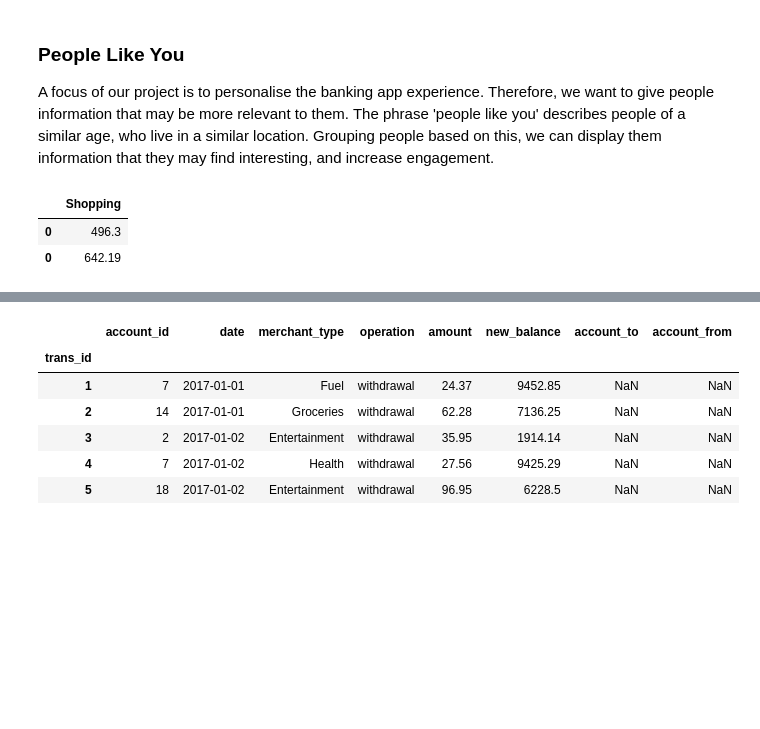
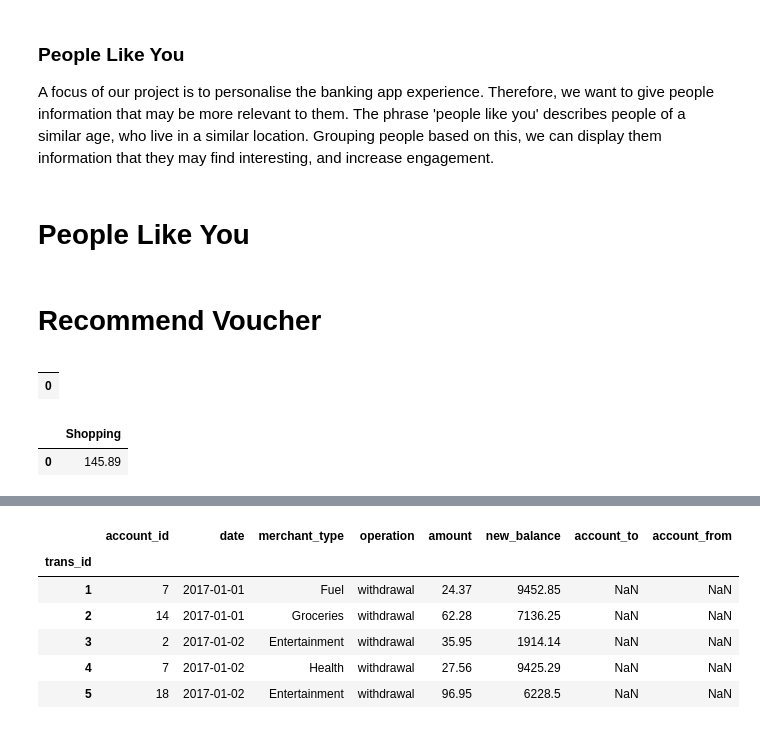
Before and after one commit to MichaelBejma/ISYS358OhBoy, a Jupyter notebook: Mock Data Generation Scripts.ipynb, the cells around one changed output, grey strips where cells are left out. Cells and saved outputs as stored; diff of their text form; code cells hidden in the pictures; blank space fills up the shorter version.

Commit message:
fixing and adding documentation to plu and recommendation algorithms

```diff
--- a/Mock Data Generation Scripts.ipynb
+++ b/Mock Data Generation Scripts.ipynb
@@ -517,0 +439,2 @@ def recommend_voucher_cat(df):
+# %% [markdown]
+# People Like You
@@ -517,0 +530,2 @@ def recommend_voucher_cat(df):
+# %% [markdown]
+# Recommend Voucher
@@ -518,7 +574,11 @@ def recommend_voucher_cat(df):
+# %%
+people_like_you(39,cus_df_temp,acc_df_temp,trans_df_temp,datetime(2019, 1, 1),datetime(2019, 1, 31))
+# %% [output]
+|  |
+| 0 |
 # %%
-people_like_you(39,cus_df_temp,acc_df_temp,trans_df_temp,0,0)
+people_like_you_cat('Shopping',39,cus_df_temp,acc_df_temp,trans_df_temp,0,0)
 # %% [output]
 |  | Shopping |
-| 0 | 496.3 |
-| 0 | 642.19 |
+| 0 | 145.89 |
 # %%
```
Also changed, not shown: parts of 6 cells of this notebook.
